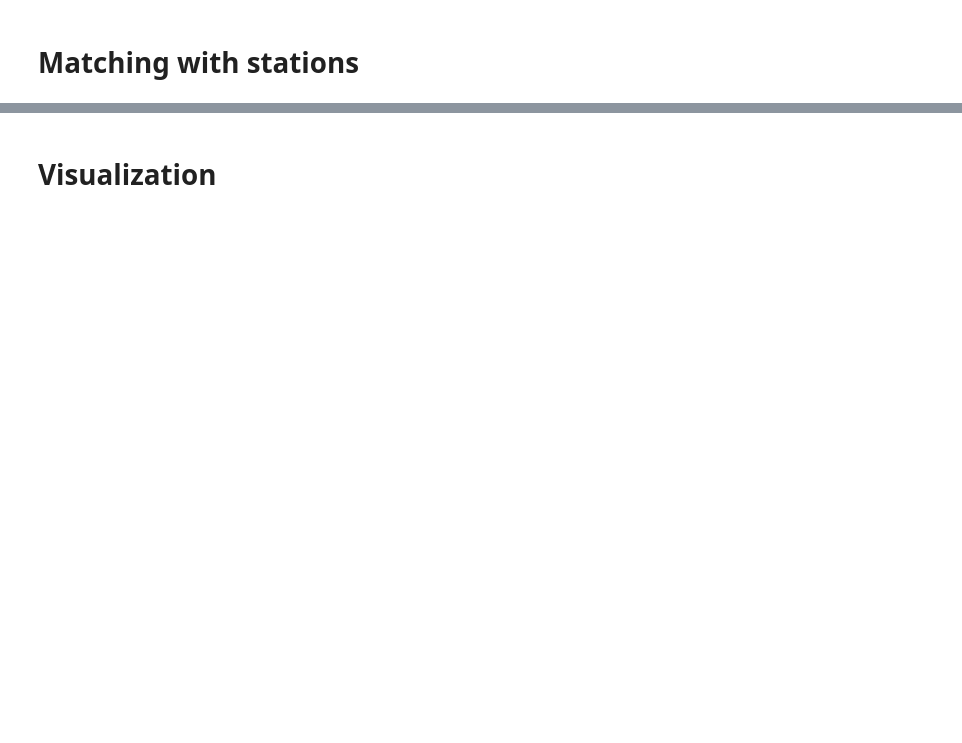
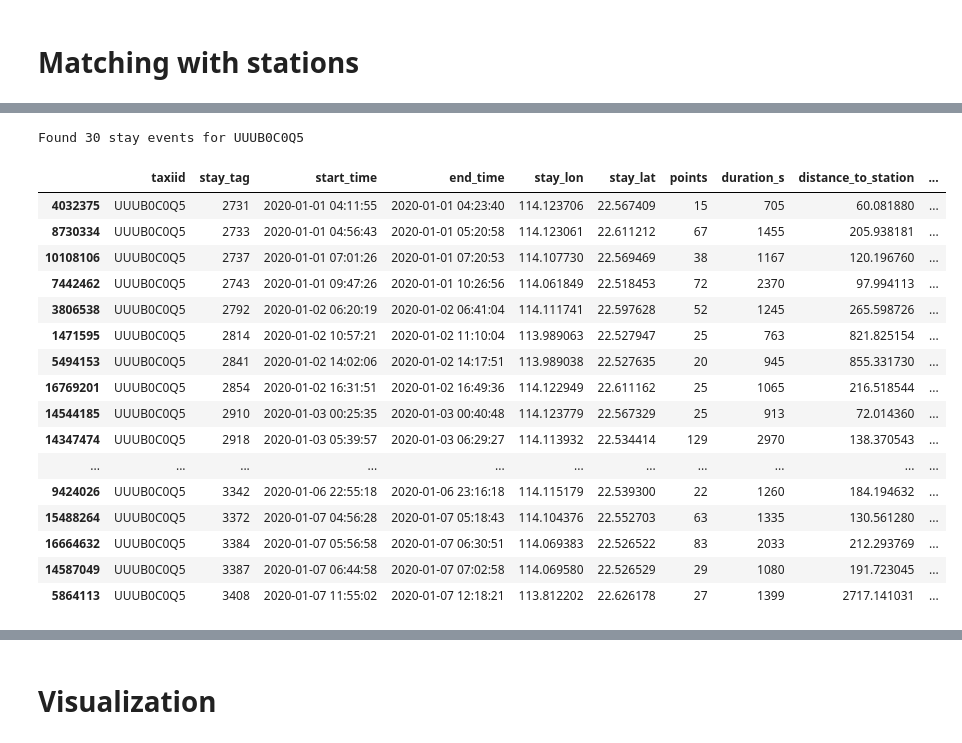
Before and after one commit to 762040835/taxi_Shenzhen, a Jupyter notebook: taxi_charging.ipynb, the cells around one changed output, grey strips where cells are left out. Saved outputs shown, nothing was run; the diff lists cells and outputs as text; code cells hidden in the pictures; blank space fills up the shorter version.

```diff
--- a/taxi_charging.ipynb
+++ b/taxi_charging.ipynb
@@ -662,0 +291,15 @@ results_df['taxiid'].nunique()
+# %%
+# stations and piles info vis
+sns.set_theme(style="whitegrid")
+stat_pile_df['pile_conf'] = np.select(
+    condlist=[
+        (stat_pile_df['num_LP_piles'] > 0) & (stat_pile_df['num_HP_piles'] == 0),
+        (stat_pile_df['num_HP_piles'] > 0) & (stat_pile_df['num_LP_piles'] == 0),
+        (stat_pile_df['num_LP_piles'] > 0) & (stat_pile_df['num_HP_piles'] > 0)
+    ],
+    choicelist=['Slow charging', 'Fast charging', 'Hybrid'],
+    default='Other'
+)
+
+type_counts = stat_pile_df['pile_conf'].value_counts().reindex(
+    ['Slow charging', 'Fast charging', 'Hybrid'])
@@ -662,0 +521,3 @@ results_df['taxiid'].nunique()
+# %%
+stay_par_path = 'stay_01_01_v5.parquet'
+char_par_path = 'char_01_01_v5.parquet'
@@ -662,0 +529,7 @@ results_df['taxiid'].nunique()
+# %%
+if os.path.exists(stay_par_path):
+    final_stays = pd.read_parquet(stay_par_path)
+    print(f'stay parquet loaded')
+if os.path.exists(char_par_path):
+    charging_events = pd.read_parquet(char_par_path)
+    print(f'char parquet loaded')
@@ -662,0 +863,12 @@ results_df['taxiid'].nunique()
+# %%
+TID   = 'UUUB0C0Q5'
+DIR_E = f'energy_gap.parquet/taxiid={TID}'
+DIR_P = f'post_charge_pickup.parquet/taxiid={TID}'
+
+
+energy_df = pq.ParquetDataset(DIR_E).read_pandas().to_pandas()
+print('consumption:',energy_df)
+
+
+pickup_df = pq.ParquetDataset(DIR_P).read_pandas().to_pandas()
+print('post:',pickup_df)
@@ -662,0 +920,26 @@ results_df['taxiid'].nunique()
+# %%
+st_tid = final_stays[final_stays.taxiid == TID] \
+           .sort_values('start_time')
+
+print(f'Found {len(st_tid)} stay events for {TID}')
+
+st_tid
+# %% [output]
+Found 30 stay events for UUUB0C0Q5
+|  | taxiid | stay_tag | start_time | end_time | stay_lon | stay_lat | points | duration_s | distance_to_station | ... |
+| 4032375 | UUUB0C0Q5 | 2731 | 2020-01-01 04:11:55 | 2020-01-01 04:23:40 | 114.123706 | 22.567409 | 15 | 705 | 60.081880 | ... |
+| 8730334 | UUUB0C0Q5 | 2733 | 2020-01-01 04:56:43 | 2020-01-01 05:20:58 | 114.123061 | 22.611212 | 67 | 1455 | 205.938181 | ... |
+| 10108106 | UUUB0C0Q5 | 2737 | 2020-01-01 07:01:26 | 2020-01-01 07:20:53 | 114.107730 | 22.569469 | 38 | 1167 | 120.196760 | ... |
+| 7442462 | UUUB0C0Q5 | 2743 | 2020-01-01 09:47:26 | 2020-01-01 10:26:56 | 114.061849 | 22.518453 | 72 | 2370 | 97.994113 | ... |
+| 3806538 | UUUB0C0Q5 | 2792 | 2020-01-02 06:20:19 | 2020-01-02 06:41:04 | 114.111741 | 22.597628 | 52 | 1245 | 265.598726 | ... |
+| 1471595 | UUUB0C0Q5 | 2814 | 2020-01-02 10:57:21 | 2020-01-02 11:10:04 | 113.989063 | 22.527947 | 25 | 763 | 821.825154 | ... |
+| 5494153 | UUUB0C0Q5 | 2841 | 2020-01-02 14:02:06 | 2020-01-02 14:17:51 | 113.989038 | 22.527635 | 20 | 945 | 855.331730 | ... |
+| 16769201 | UUUB0C0Q5 | 2854 | 2020-01-02 16:31:51 | 2020-01-02 16:49:36 | 114.122949 | 22.611162 | 25 | 1065 | 216.518544 | ... |
+| 14544185 | UUUB0C0Q5 | 2910 | 2020-01-03 00:25:35 | 2020-01-03 00:40:48 | 114.123779 | 22.567329 | 25 | 913 | 72.014360 | ... |
+| 14347474 | UUUB0C0Q5 | 2918 | 2020-01-03 05:39:57 | 2020-01-03 06:29:27 | 114.113932 | 22.534414 | 129 | 2970 | 138.370543 | ... |
+| ... | ... | ... | ... | ... | ... | ... | ... | ... | ... | ... |
+| 9424026 | UUUB0C0Q5 | 3342 | 2020-01-06 22:55:18 | 2020-01-06 23:16:18 | 114.115179 | 22.539300 | 22 | 1260 | 184.194632 | ... |
+| 15488264 | UUUB0C0Q5 | 3372 | 2020-01-07 04:56:28 | 2020-01-07 05:18:43 | 114.104376 | 22.552703 | 63 | 1335 | 130.561280 | ... |
+| 16664632 | UUUB0C0Q5 | 3384 | 2020-01-07 05:56:58 | 2020-01-07 06:30:51 | 114.069383 | 22.526522 | 83 | 2033 | 212.293769 | ... |
+| 14587049 | UUUB0C0Q5 | 3387 | 2020-01-07 06:44:58 | 2020-01-07 07:02:58 | 114.069580 | 22.526529 | 29 | 1080 | 191.723045 | ... |
+| 5864113 | UUUB0C0Q5 | 3408 | 2020-01-07 11:55:02 | 2020-01-07 12:18:21 | 113.812202 | 22.626178 | 27 | 1399 | 2717.141031 | ... |
```
Also changed, not shown: parts of 116 cells of this notebook.
